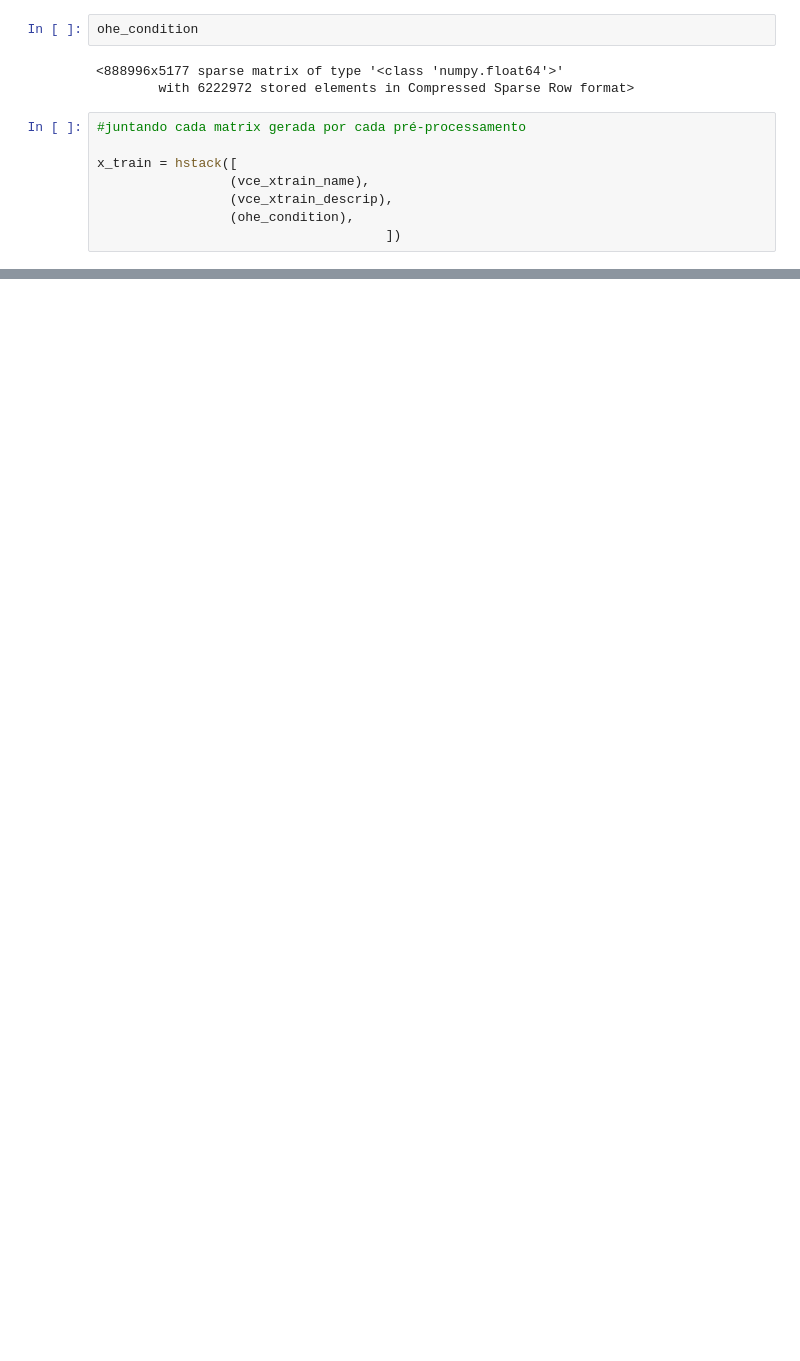
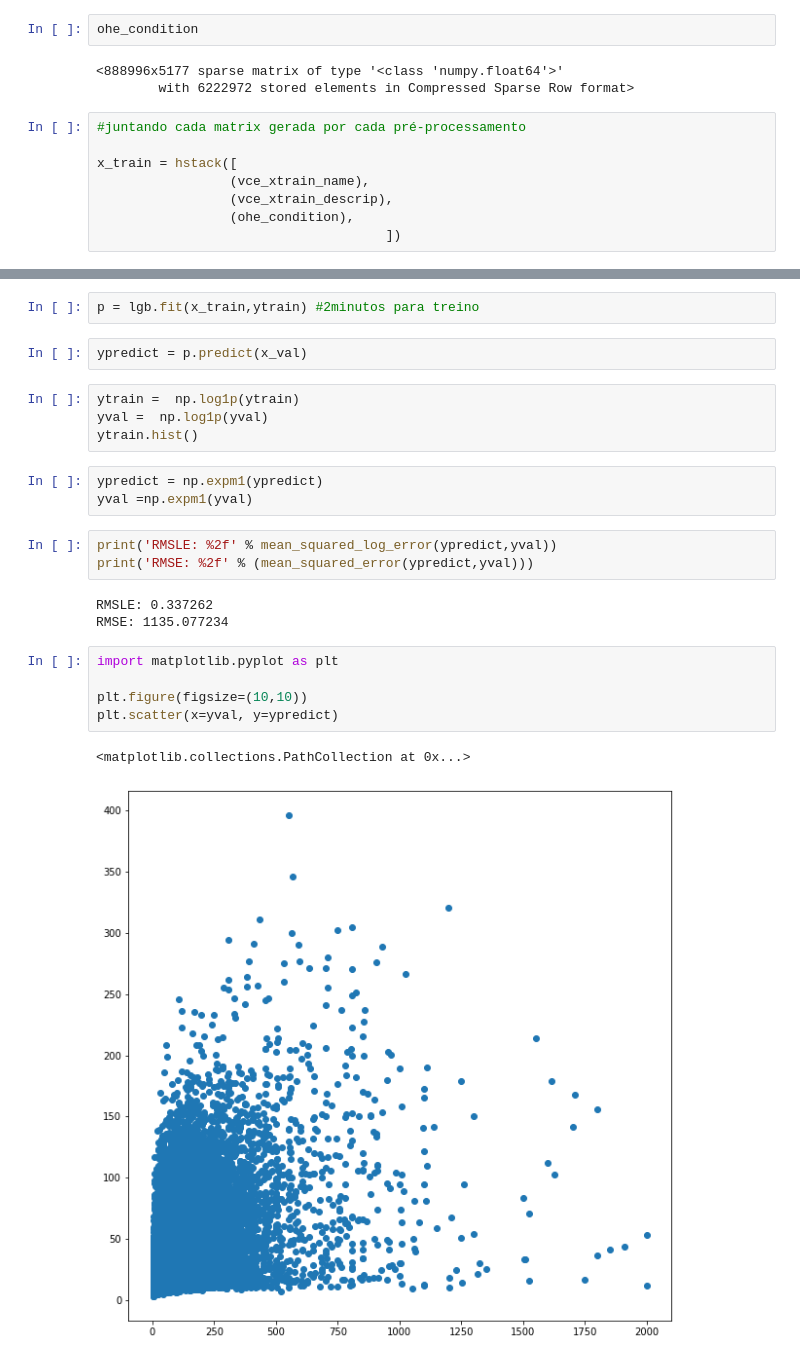
Before and after one commit to anachavesv8/Bootcamp_Blue, a Jupyter notebook: Mercari Price Suggestion Challenge/notebooks/Modelo - lightgbm.ipynb, the cells around one changed output, grey strips where cells are left out. Drawn from its saved outputs; the diff is of its cells as text; blank space fills up the shorter version.

```diff
--- a/Mercari Price Suggestion Challenge/notebooks/Modelo - lightgbm.ipynb
+++ b/Mercari Price Suggestion Challenge/notebooks/Modelo - lightgbm.ipynb
@@ -236,0 +256,25 @@ x_train
+# %%
+p = lgb.fit(x_train,ytrain) #2minutos para treino
+# %%
+ypredict = p.predict(x_val)
+# %%
+ytrain =  np.log1p(ytrain)
+yval =  np.log1p(yval)
+ytrain.hist()
+# %%
+ypredict = np.expm1(ypredict)
+yval =np.expm1(yval)
+# %%
+print('RMSLE: %2f' % mean_squared_log_error(ypredict,yval))
+print('RMSE: %2f' % (mean_squared_error(ypredict,yval)))
+# %% [output]
+RMSLE: 0.337262
+RMSE: 1135.077234
+# %%
+import matplotlib.pyplot as plt
+
+plt.figure(figsize=(10,10))
+plt.scatter(x=yval, y=ypredict)
+# %% [output]
+<matplotlib.collections.PathCollection at 0x...>
+[figure, added]
```
Also changed, not shown: parts of 26 cells of this notebook.
